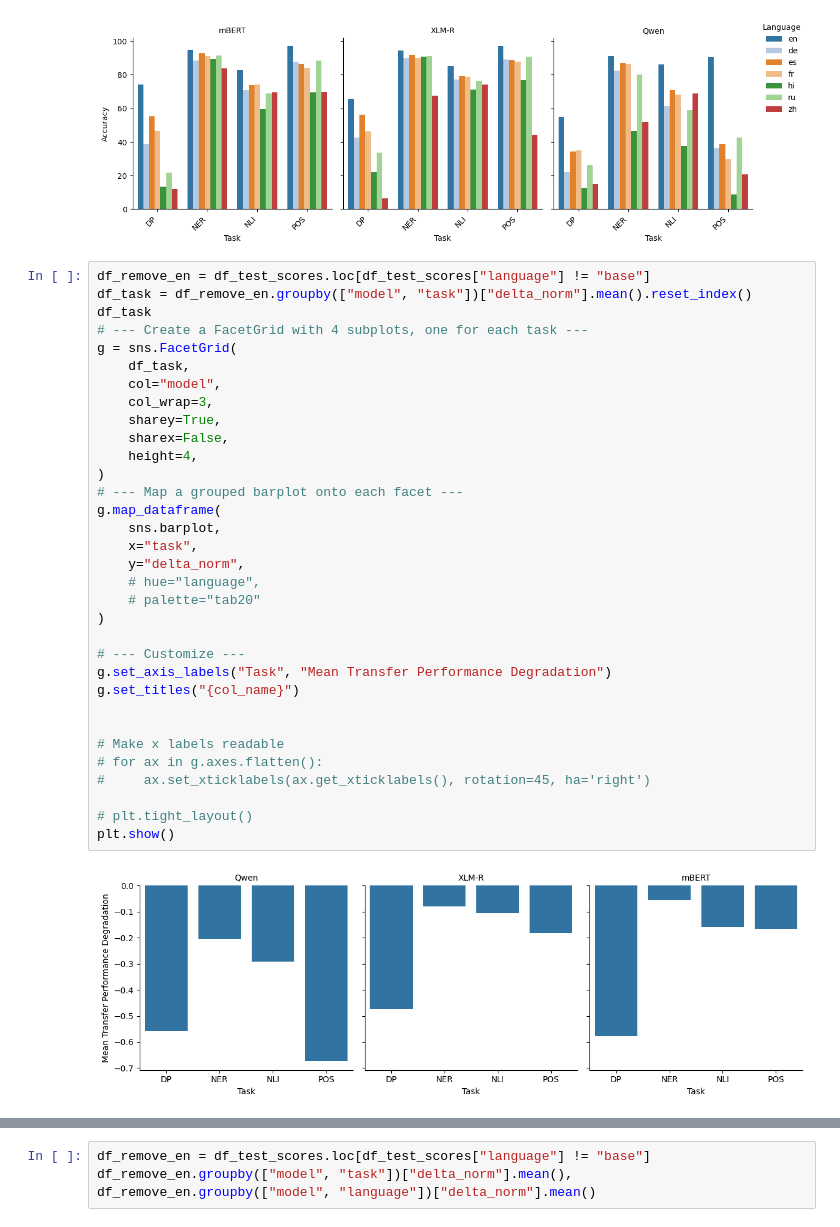
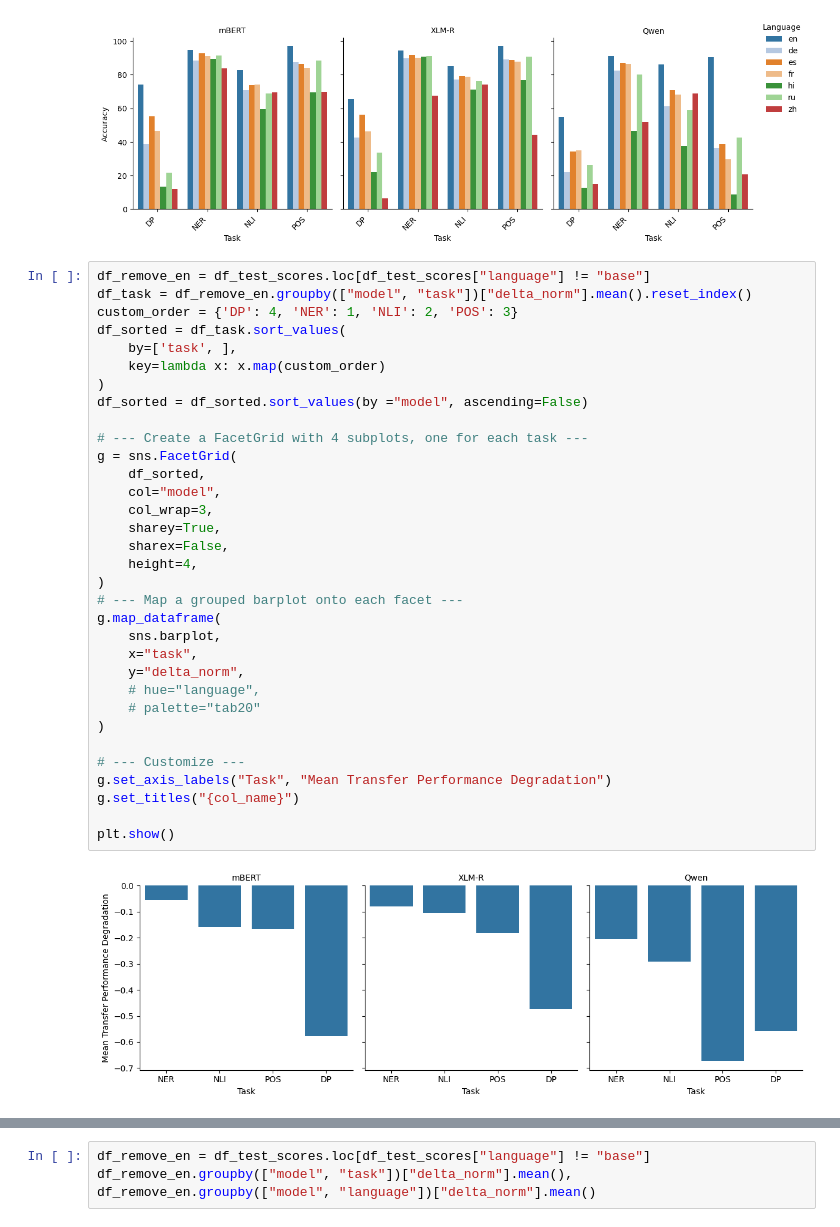
Before and after one commit to erafkin/xling_task_transfer, a Jupyter notebook: notebooks/figure_generation.ipynb, the cells around one changed output, grey strips where cells are left out. Cells and saved outputs as stored; diff of their text form.

Commit message:
figure cleanup

```diff
--- a/notebooks/figure_generation.ipynb
+++ b/notebooks/figure_generation.ipynb
@@ -215,38 +215,38 @@ plt.show()
 # %%
 df_remove_en = df_test_scores.loc[df_test_scores["language"] != "base"]
 df_task = df_remove_en.groupby(["model", "task"])["delta_norm"].mean().reset_index()
-df_task
+custom_order = {'DP': 4, 'NER': 1, 'NLI': 2, 'POS': 3}
+df_sorted = df_task.sort_values(
+    by=['task', ],
+    key=lambda x: x.map(custom_order)
+)
+df_sorted = df_sorted.sort_values(by ="model", ascending=False)
+
 # --- Create a FacetGrid with 4 subplots, one for each task ---
 g = sns.FacetGrid(
-    df_task,
+    df_sorted,
     col="model",
     col_wrap=3,
     sharey=True,
     sharex=False,
     height=4,
 )
 # --- Map a grouped barplot onto each facet ---
 g.map_dataframe(
     sns.barplot,
     x="task",
     y="delta_norm",
     # hue="language",
     # palette="tab20"
 )
 
 # --- Customize ---
 g.set_axis_labels("Task", "Mean Transfer Performance Degradation")
 g.set_titles("{col_name}")
 
-
-# Make x labels readable
-# for ax in g.axes.flatten():
-#     ax.set_xticklabels(ax.get_xticklabels(), rotation=45, ha='right')
-
-# plt.tight_layout()
 plt.show()
 # %% [output]
-[figure, old version]
+[figure, new version]
 # %%
 df_remove_en = df_test_scores.loc[df_test_scores["language"] != "base"]
 
```
Also changed, not shown: parts of 5 cells of this notebook.
